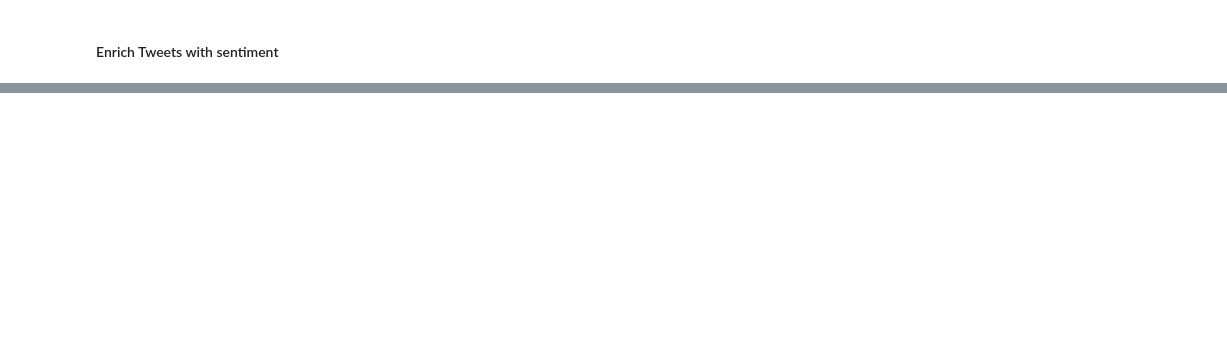
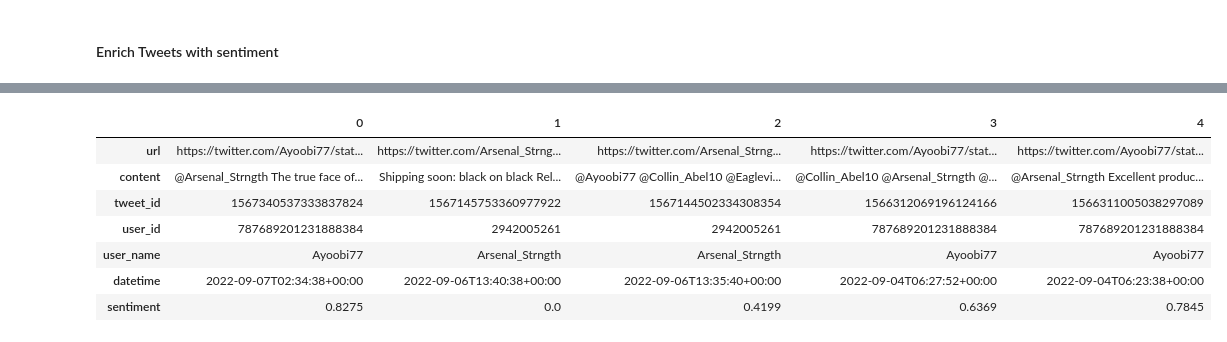
Before and after one commit to bfeif/gym-vendor-analysis, a Jupyter notebook: notebooks/01-proof-of-concept.ipynb, the cells around one changed output, grey strips where cells are left out. Cells and saved outputs as stored; diff of their text form; code cells hidden in the pictures; blank space fills up the shorter version.

```diff
--- a/notebooks/01-proof-of-concept.ipynb
+++ b/notebooks/01-proof-of-concept.ipynb
@@ -85,0 +147,11 @@ tweet_df.head().T
+# %%
+tweet_df.head().T
+# %% [output]
+|  | 0 | 1 | 2 | 3 | 4 |
+| url | https://twitter.com/Ayoobi77/stat... | https://twitter.com/Arsenal_Strng... | https://twitter.com/Arsenal_Strng... | https://twitter.com/Ayoobi77/stat... | https://twitter.com/Ayoobi77/stat... |
+| content | @Arsenal_Strngth The true face of... | Shipping soon: black on black Rel... | @Ayoobi77 @Collin_Abel10 @Eaglevi... | @Collin_Abel10 @Arsenal_Strngth @... | @Arsenal_Strngth Excellent produc... |
+| tweet_id | 1567340537333837824 | 1567145753360977922 | 1567144502334308354 | 1566312069196124166 | 1566311005038297089 |
+| user_id | 787689201231888384 | 2942005261 | 2942005261 | 787689201231888384 | 787689201231888384 |
+| user_name | Ayoobi77 | Arsenal_Strngth | Arsenal_Strngth | Ayoobi77 | Ayoobi77 |
+| datetime | 2022-09-07T02:34:38+00:00 | 2022-09-06T13:40:38+00:00 | 2022-09-06T13:35:40+00:00 | 2022-09-04T06:27:52+00:00 | 2022-09-04T06:23:38+00:00 |
+| sentiment | 0.8275 | 0.0 | 0.4199 | 0.6369 | 0.7845 |
```
Also changed, not shown: parts of 23 cells of this notebook, 1 other file.
